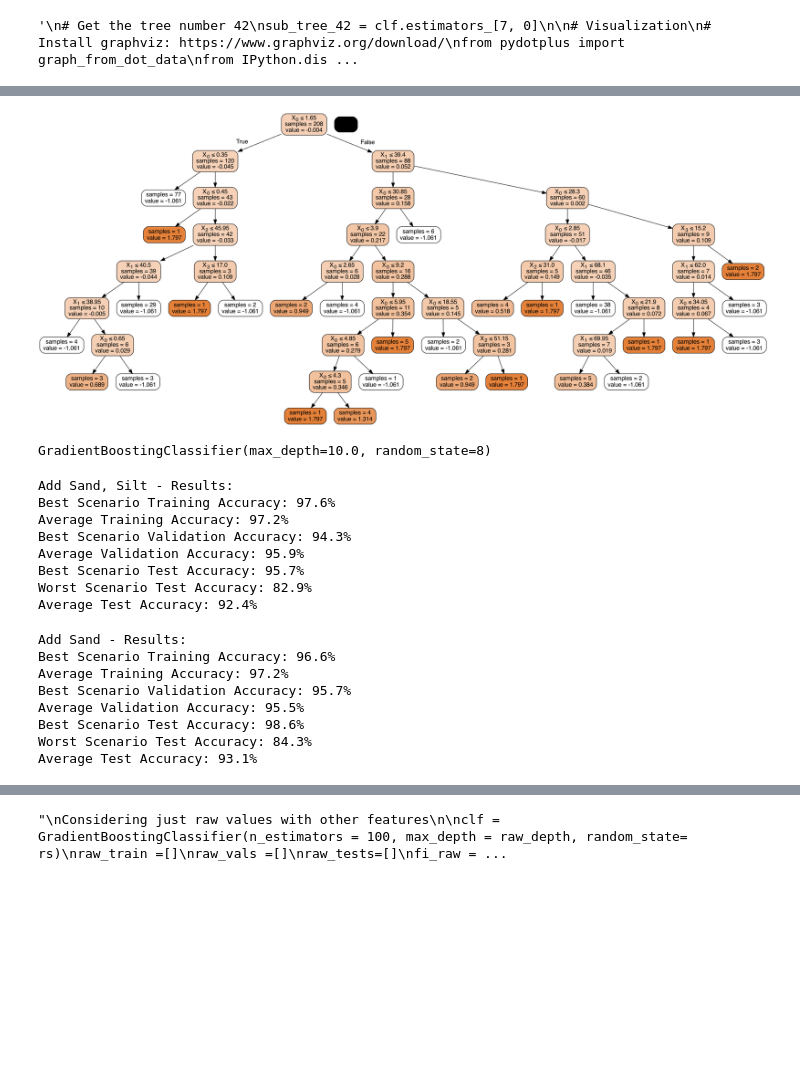
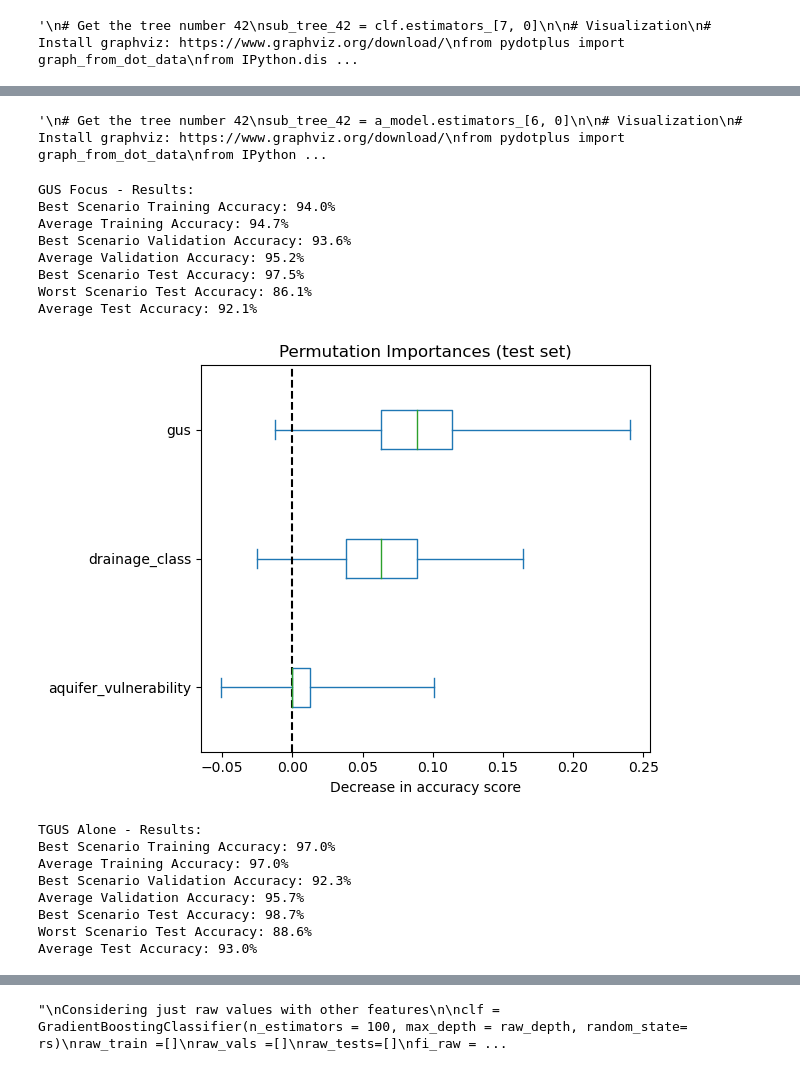
Before and after one commit to izguenther6/orie4741-final, a Jupyter notebook: scripts/trees.ipynb, the cells around one changed output, grey strips where cells are left out. Saved outputs shown, nothing was run; the diff lists cells and outputs as text; code cells hidden in the pictures; blank space fills up the shorter version.

Commit message:
more permutation importance

```diff
--- a/scripts/trees.ipynb
+++ b/scripts/trees.ipynb
@@ -225,4 +227,5 @@ ax.figure.tight_layout()
 # %%
+'''
 # Get the tree number 42
 sub_tree_42 = a_model.estimators_[6, 0]
 
@@ -240,12 +243,9 @@ dot_data = export_graphviz(
 graph = graph_from_dot_data(dot_data)
 png = graph.create_png()
 Image(png)
+'''
 # %% [output]
-[figure, removed]
+'\n# Get the tree number 42\nsub_tree_42 = a_model.estimators_[6, 0]\n\n# Visualization\n# Install graphviz: https://www.graphviz.org/download/\nfrom pydotplus import graph_from_dot_data\nfrom IPython ...
-# %%
-clf
-# %% [output]
-GradientBoostingClassifier(max_depth=10.0, random_state=8)
 # %%
 '''
 df_b
@@ -255,16 +255,20 @@ clf = GradientBoostingClassifier(n_estimators = 100, max_depth = b_depth, random
 b_train =[]
 b_vals =[]
 b_tests=[]
-i = 50
+j = 50
 fi_b = np.zeros((len(df_b.columns) - 1))
 b_tfpn_avg = pd.DataFrame(data = np.zeros((1,4)),columns = ['true positive', 'true negative', 'false positive', 'false negative'])
-for i in range(i):
-    model, train_acc, val_acc, test_acc, tfpn = f.kfold_crossval(df_b, clf, 'bagging')
+b_pi = pd.DataFrame(index = range(j * 10),columns=df_b.iloc[:,:df_b.shape[1] - 1].columns)
+for i in range(j):
+    model, train_acc, val_acc, test_acc, tfpn, pi = f.kfold_crossval(df_b, clf, 'bagging')
     b_train = np.append(train_acc, b_train)
     b_vals = np.append(val_acc, b_vals)
     b_tests = np.append(test_acc, b_tests)
     fi_b += model.feature_importances_
     b_tfpn_avg += tfpn
+
+    for col in b_pi.columns:
+       b_pi.loc[i*10:(i*10)+9, col] = np.array(pi[col])
 
     # keep best model
     if test_acc >= np.max(b_tests):
@@ -295,14 +299,23 @@ print(f'Best Scenario Test Accuracy: {b_test_best}%')
 print(f'Worst Scenario Test Accuracy: {b_test_worst}%')
 print(f'Average Test Accuracy: {b_tests_avg}%')
 # %% [output]
-Add Sand, Silt - Results:
-Best Scenario Training Accuracy: 97.6%
-Average Training Accuracy: 97.2%
-Best Scenario Validation Accuracy: 94.3%
-Average Validation Accuracy: 95.9%
-Best Scenario Test Accuracy: 95.7%
-Worst Scenario Test Accuracy: 82.9%
-Average Test Accuracy: 92.4%
+GUS Focus - Results:
+Best Scenario Training Accuracy: 94.0%
+Average Training Accuracy: 94.7%
+Best Scenario Validation Accuracy: 93.6%
+Average Validation Accuracy: 95.2%
+Best Scenario Test Accuracy: 97.5%
+Worst Scenario Test Accuracy: 86.1%
+Average Test Accuracy: 92.1%
+# %%
+b_pi = b_pi.astype(float)
+ax = b_pi.plot.box(vert=False, whis=10)
+ax.set_title("Permutation Importances (test set)")
+ax.axvline(x=0, color="k", linestyle="--")
+ax.set_xlabel("Decrease in accuracy score")
+ax.figure.tight_layout()
+# %% [output]
+[figure, added]
 # %%
 '''
 df_c
@@ -312,16 +325,20 @@ clf = GradientBoostingClassifier(n_estimators = 100, max_depth = c_depth, random
 c_train =[]
 c_vals =[]
 c_tests=[]
-i = 50
+j = 50
 fi_c = np.zeros((len(df_c.columns) - 1))
 c_tfpn_avg = pd.DataFrame(data = np.zeros((1,4)),columns = ['true positive', 'true negative', 'false positive', 'false negative'])
-for i in range(i):
-    model, train_acc, val_acc, test_acc, tfpn = f.kfold_crossval(df_c, clf, 'bagging')
+c_pi = pd.DataFrame(index = range(j * 10),columns=df_c.iloc[:,:df_c.shape[1] - 1].columns)
+for i in range(j):
+    model, train_acc, val_acc, test_acc, tfpn, pi = f.kfold_crossval(df_c, clf, 'bagging')
     c_train = np.append(train_acc, c_train)
     c_vals = np.append(val_acc, c_vals)
     c_tests = np.append(test_acc, c_tests)
     fi_c += model.feature_importances_
     c_tfpn_avg += tfpn
+
+    for col in c_pi.columns:
+       c_pi.loc[i*10:(i*10)+9, col] = np.array(pi[col])
 
     # keep best model
     if test_acc >= np.max(c_tests):
@@ -352,11 +369,11 @@ print(f'Best Scenario Test Accuracy: {c_test_best}%')
 print(f'Worst Scenario Test Accuracy: {c_test_worst}%')
 print(f'Average Test Accuracy: {c_tests_avg}%')
 # %% [output]
-Add Sand - Results:
-Best Scenario Training Accuracy: 96.6%
-Average Training Accuracy: 97.2%
-Best Scenario Validation Accuracy: 95.7%
-Average Validation Accuracy: 95.5%
-Best Scenario Test Accuracy: 98.6%
-Worst Scenario Test Accuracy: 84.3%
-Average Test Accuracy: 93.1%
+TGUS Alone - Results:
+Best Scenario Training Accuracy: 97.0%
+Average Training Accuracy: 97.0%
+Best Scenario Validation Accuracy: 92.3%
+Average Validation Accuracy: 95.7%
+Best Scenario Test Accuracy: 98.7%
+Worst Scenario Test Accuracy: 88.6%
+Average Test Accuracy: 93.0%
```
Also changed, not shown: parts of 14 cells of this notebook, 6 other files.
